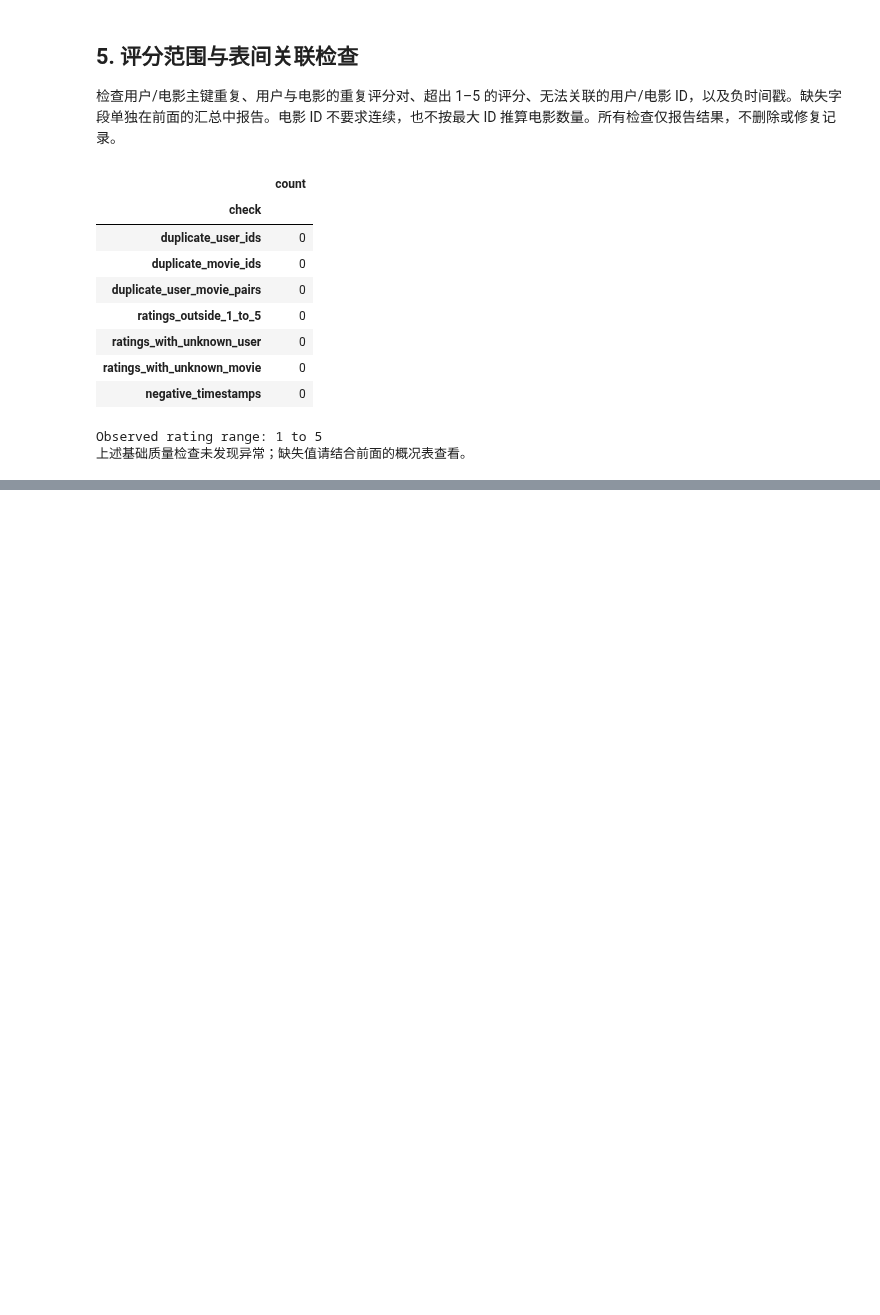
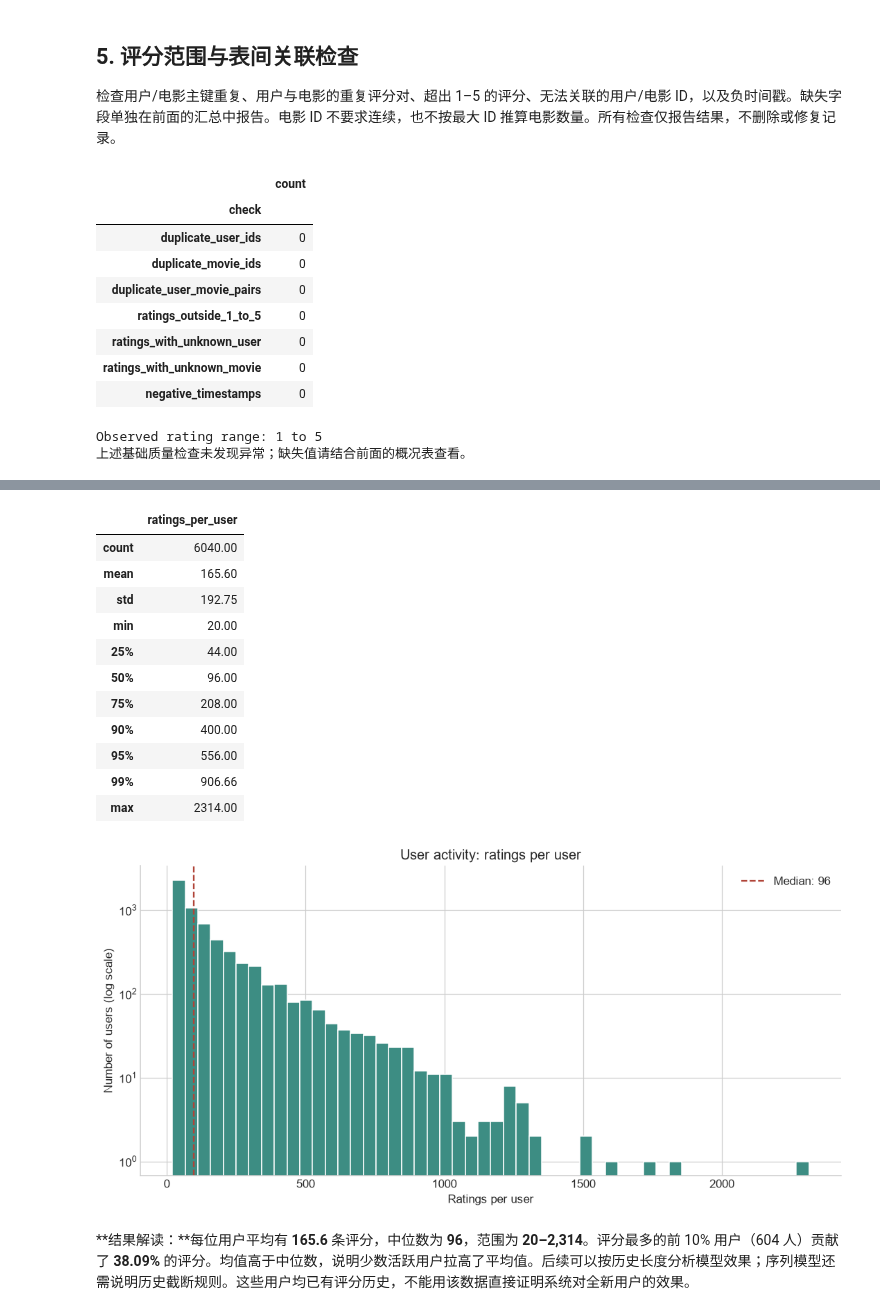
Before and after one commit to SZTU-ZBK/data_engineer_group_project, a Jupyter notebook: notebooks/01_data_analysis.ipynb, the cells around one changed output, grey strips where cells are left out. Drawn from its saved outputs; the diff is of its cells as text; code cells hidden in the pictures; blank space fills up the shorter version.

```diff
--- a/notebooks/01_data_analysis.ipynb
+++ b/notebooks/01_data_analysis.ipynb
@@ -164,0 +249,44 @@ Observed rating range: 1 to 5
+# %%
+user_activity = (ratings.groupby('user_id').size()
+                 .reindex(users['user_id'], fill_value=0).rename('rating_count'))
+user_activity_summary = user_activity.describe(
+    percentiles=[0.25, 0.5, 0.75, 0.9, 0.95, 0.99]).to_frame('ratings_per_user')
+top_user_n = max(1, math.ceil(0.10 * len(user_activity)))
+top_user_share = float(user_activity.nlargest(top_user_n).sum() / len(ratings))
+display(user_activity_summary.round(2))
+save_table(user_activity_summary, 'user_activity_summary.csv')
+
+fig, ax = plt.subplots(figsize=(10, 5))
+ax.hist(user_activity.to_numpy(dtype=int), bins=50, color='#3d8d83', edgecolor='white')
+ax.axvline(float(user_activity.median()), color='#b04438', linestyle='--',
+           label=f'Median: {user_activity.median():.0f}')
+ax.set_yscale('log')
+ax.set(title='User activity: ratings per user', xlabel='Ratings per user',
+       ylabel='Number of users (log scale)')
+ax.legend()
+save_figure(fig, '02_user_activity.png')
+
+display(Markdown(
+    f'**结果解读：**每位用户平均有 **{user_activity.mean():.1f}** 条评分，'
+    f'中位数为 **{user_activity.median():.0f}**，范围为 '
+    f'**{user_activity.min():,}–{user_activity.max():,}**。评分最多的前 10% 用户'
+    f'（{top_user_n:,} 人）贡献了 **{top_user_share:.2%}** 的评分。'
+    '均值高于中位数，说明少数活跃用户拉高了平均值。'
+    '后续可以按历史长度分析模型效果；序列模型还需说明历史截断规则。'
+    '这些用户均已有评分历史，不能用该数据直接证明系统对全新用户的效果。'
+))
+# %% [output]
+|  | ratings_per_user |
+| count | 6040.00 |
+| mean | 165.60 |
+| std | 192.75 |
+| min | 20.00 |
+| 25% | 44.00 |
+| 50% | 96.00 |
+| 75% | 208.00 |
+| 90% | 400.00 |
+| 95% | 556.00 |
+| 99% | 906.66 |
+| max | 2314.00 |
+[figure, added]
+**结果解读：**每位用户平均有 **165.6** 条评分，中位数为 **96**，范围为 **20–2,314**。评分最多的前 10% 用户（604 人）贡献了 **38.09%** 的评分。均值高于中位数，说明少数活跃用户拉高了平均值。后续可以按历史长度分析模型效果；序列模型还需说明历史截断规则。这些用户均已有评分历史，不能用该数据直接证明系统对全新用户的效果。
```
Also changed, not shown: parts of 16 cells of this notebook, 16 other files.
